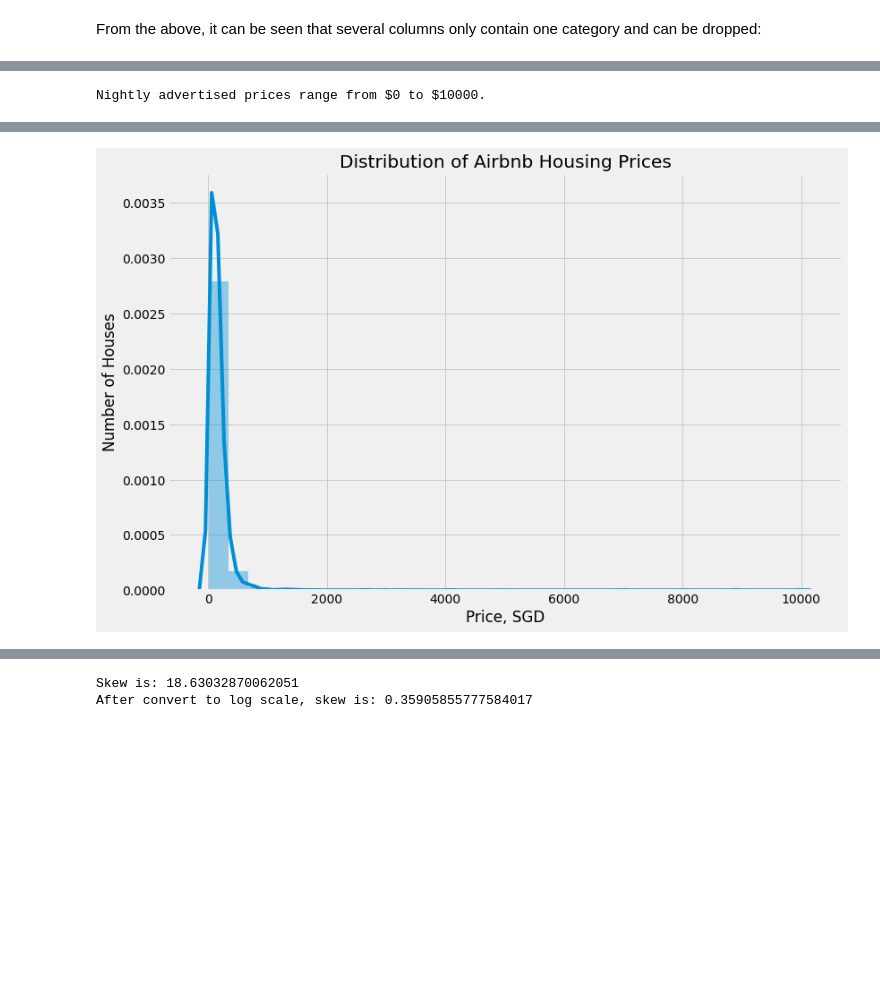
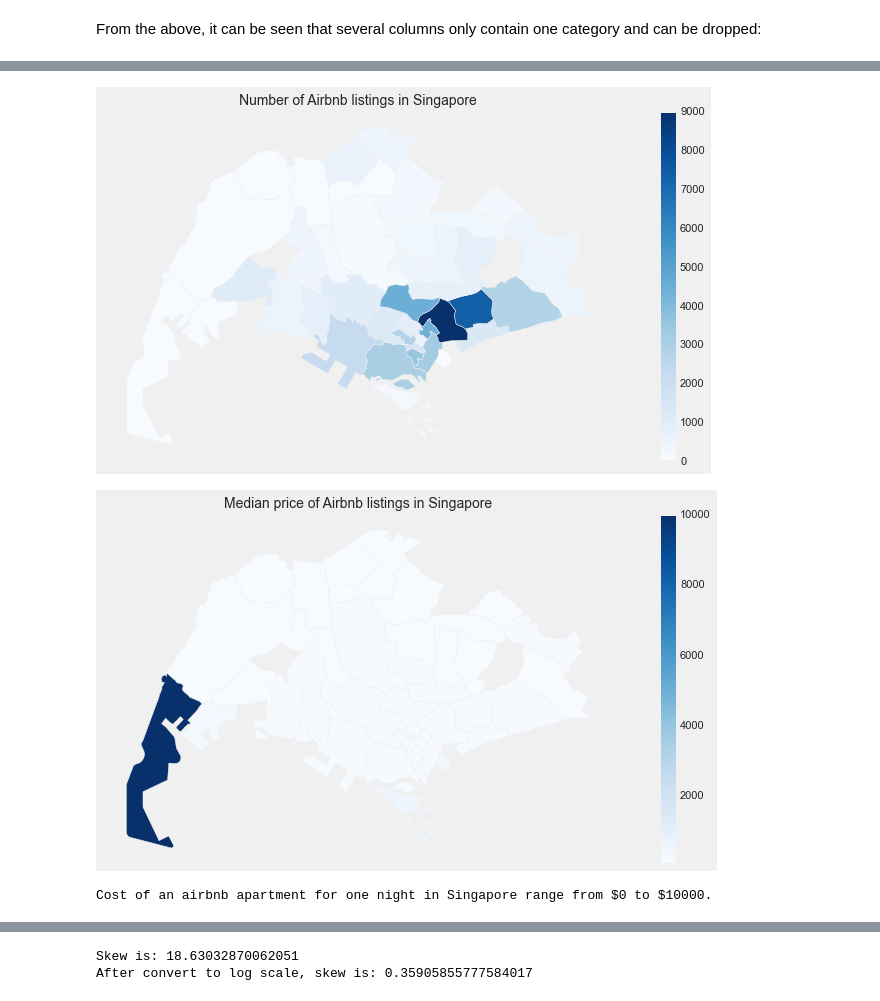
Before and after one commit to amandaleejl/capstone, a Jupyter notebook: code/starter-code-amanda.ipynb, the cells around one changed output, grey strips where cells are left out. Drawn from its saved outputs; the diff is of its cells as text; code cells hidden in the pictures; blank space fills up the shorter version.

```diff
--- a/code/starter-code-amanda.ipynb
+++ b/code/starter-code-amanda.ipynb
@@ -340,5 +478,0 @@ Name: amenities, Length: 7429, dtype: object
-# %%
-airbnb_data.amenities = airbnb_data.amenities.str.replace('{','')
-airbnb_data.amenities = airbnb_data.amenities.str.replace('}', '')
-airbnb_data.amenities = airbnb_data.amenities.str.replace('"', '')
-airbnb_data.amenities = airbnb_data.amenities.str.split(',')
@@ -432,0 +529,4 @@ airbnb_data.extra_people = airbnb_data.extra_people.astype('float64')
+# %%
+# Importing the Singapore neighbourhoods GeoJSON file as a dataframe in geopandas
+map_df = gpd.read_file('../data/neighbourhoods.geojson')
+map_df.head()
@@ -433,7 +540,38 @@ airbnb_data.extra_people = airbnb_data.extra_people.astype('float64')
+# %%
+# Creating a dataframe of listing counts and median price by area
+area_df = pd.DataFrame(airbnb_data.groupby('neighbourhood_cleansed').size())
+area_df.rename(columns={0: 'number_of_listings'}, inplace=True)
+area_df['median_price'] = airbnb_data.groupby('neighbourhood_cleansed').price.median().values
+
+# Joining the dataframes
+sg_map_df = map_df.set_index('neighbourhood').join(area_df)
+# %%
+# Plotting the number of listings in each borough
+fig1, ax1 = plt.subplots(1, figsize=(15, 6))
+sg_map_df.plot(column='number_of_listings', cmap='Blues', ax=ax1)
+ax1.axis('off')
+ax1.set_title('Number of Airbnb listings in Singapore', fontsize=14)
+sm = plt.cm.ScalarMappable(cmap='Blues', norm=plt.Normalize(vmin=0, vmax=9000))
+sm._A = [] # Creates an empty array for the data range
+cbar = fig1.colorbar(sm)
+plt.show()
+
+# Plotting the median price of listings in each borough
+fig2, ax2 = plt.subplots(1, figsize=(15, 6))
+sg_map_df.plot(column='median_price', cmap='Blues', ax=ax2)
+ax2.axis('off')
+ax2.set_title('Median price of Airbnb listings in Singapore', fontsize=14)
+sm = plt.cm.ScalarMappable(cmap='Blues', norm=plt.Normalize(vmin=min(sg_map_df.median_price), vmax=max(sg_map_df.median_price)))
+sm._A = [] # Creates an empty array for the data range
+cbar = fig2.colorbar(sm)
+plt.show()
+# %% [output]
+[figure, added]
+[figure, added]
 # %%
-print(f"Nightly advertised prices range from ${min(airbnb_data.price)} to ${max(airbnb_data.price)}.")
+print(f"Cost of an airbnb apartment for one night in Singapore range from ${min(airbnb_data.price)} to ${max(airbnb_data.price)}.")
 # %% [output]
-Nightly advertised prices range from $0 to $10000.
+Cost of an airbnb apartment for one night in Singapore range from $0 to $10000.
 # %%
 # price should not be zero
 
@@ -445,13 +583,3 @@ airbnb_data.loc[airbnb_data['price']==0,:]
 | 2825 | 21408571 | 2017-02-03 | 0 | 5 | ['email', 'phone', 'facebook', 'g... | 1 | ... |
 # %%
 airbnb_data = airbnb_data.loc[airbnb_data['price']>0,:]
-# %%
-# View the distribution of the target-y, Price'
-
-plt.figure(figsize = (12,8));
-sns.distplot(airbnb_data.price, bins = 30, kde = True);
-plt.xlabel('Price, SGD')
-plt.ylabel('Number of Houses')
-plt.title('Distribution of Airbnb Housing Prices');
-# %% [output]
-[figure, removed]
```
Also changed, not shown: parts of 214 cells of this notebook, 4 other files.
